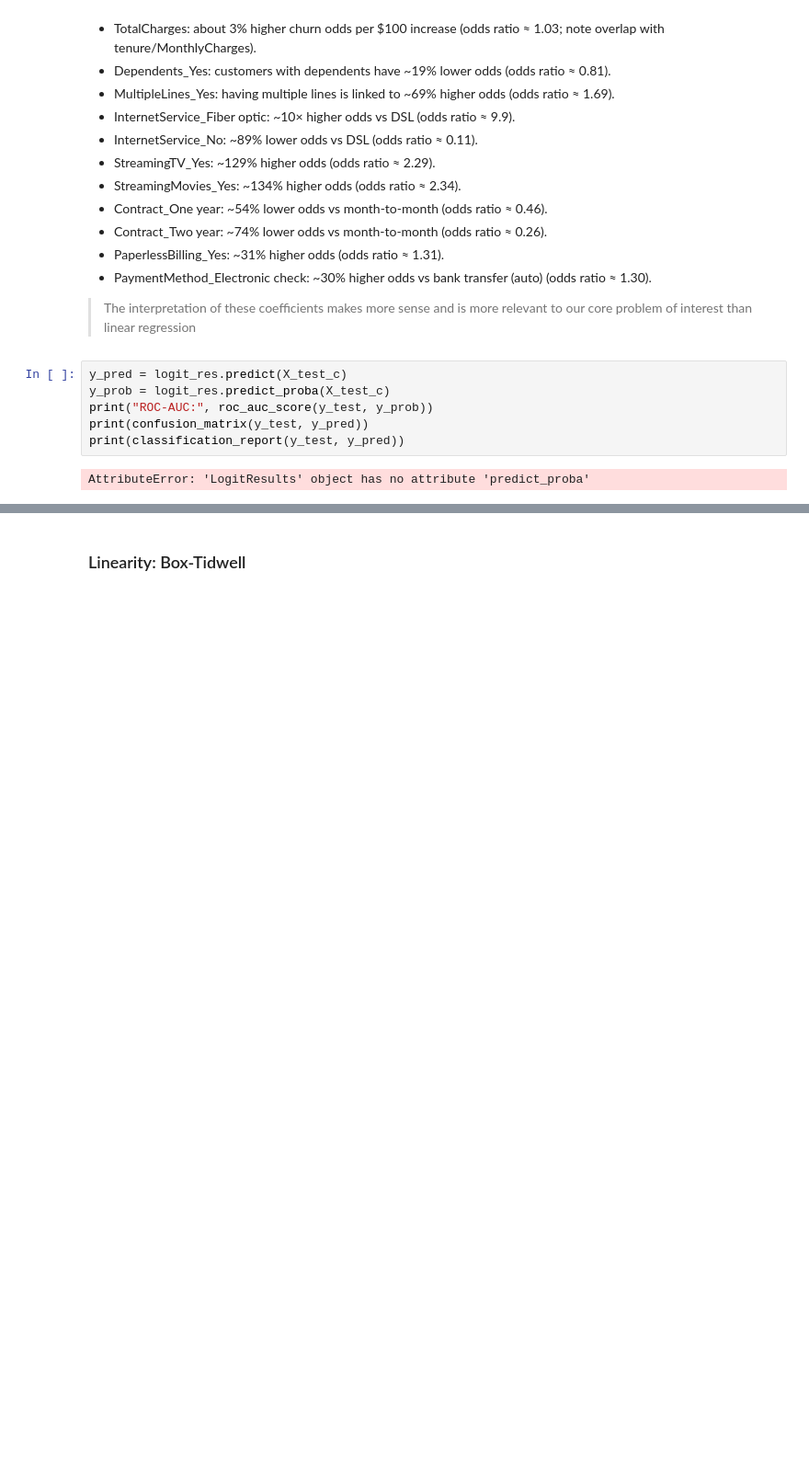
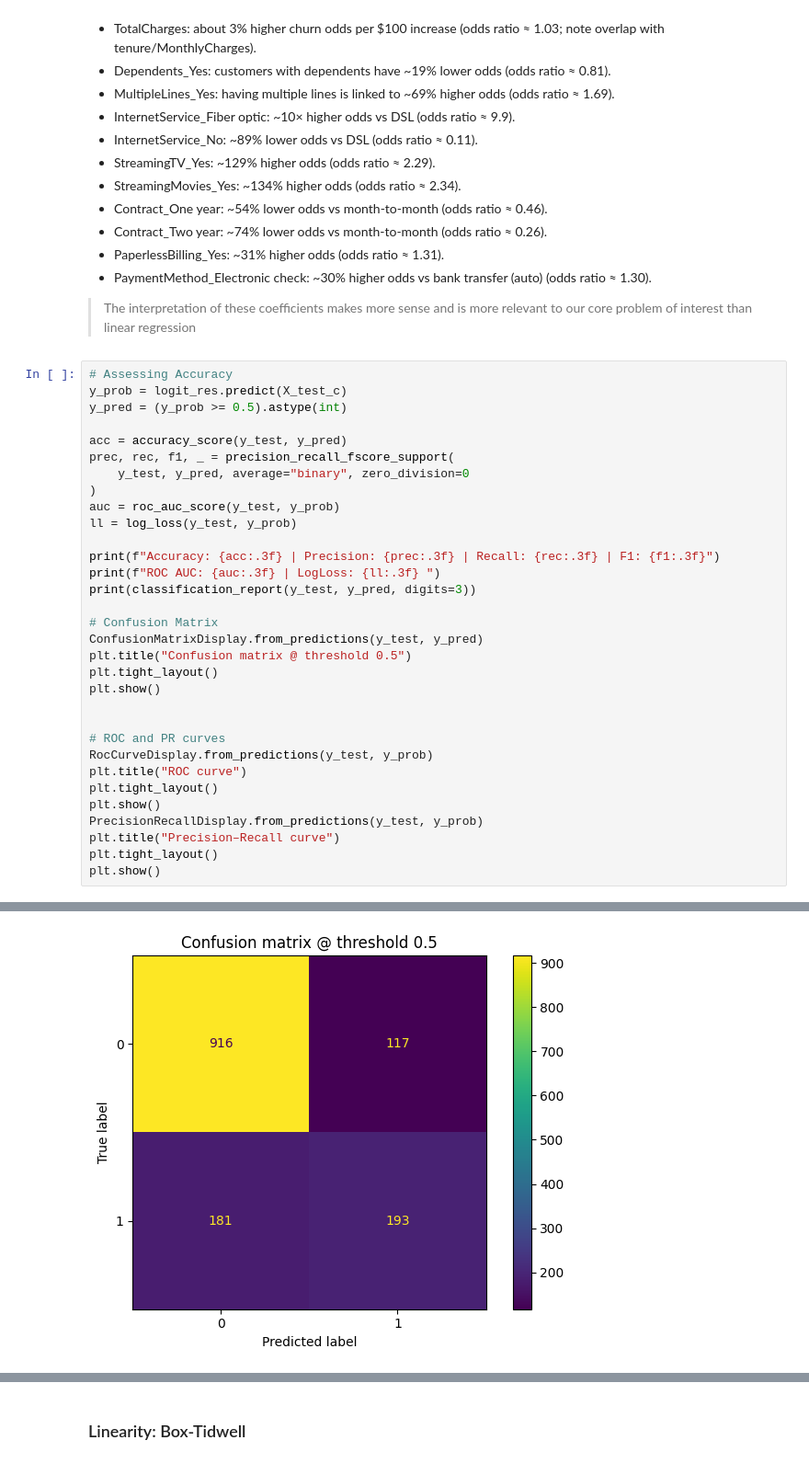
Before and after one commit to khaeuss808/AIPI590_InterpretableAI, a Jupyter notebook: Assignment1.ipynb, the cells around one changed output, grey strips where cells are left out. Shown at 92% size. Drawn from its saved outputs; the diff is of its cells as text; blank space fills up the shorter version.

Commit message:
adding accuracy assess

```diff
--- a/Assignment1.ipynb
+++ b/Assignment1.ipynb
@@ -348,11 +364,36 @@ Logit Regression Results
 * PaymentMethod_Electronic check: ~30% higher odds vs bank transfer (auto) (odds ratio ≈ 1.30).
 
 > The interpretation of these coefficients makes more sense and is more relevant to our core problem of interest than linear regression
-# %%
-y_pred = logit_res.predict(X_test_c)
-y_prob = logit_res.predict_proba(X_test_c)
-print("ROC-AUC:", roc_auc_score(y_test, y_prob))
-print(confusion_matrix(y_test, y_pred))
-print(classification_report(y_test, y_pred))
-# %% [output]
-AttributeError: 'LogitResults' object has no attribute 'predict_proba'
+# %%
+# Assessing Accuracy
+y_prob = logit_res.predict(X_test_c)
+y_pred = (y_prob >= 0.5).astype(int)
+
+acc = accuracy_score(y_test, y_pred)
+prec, rec, f1, _ = precision_recall_fscore_support(
+    y_test, y_pred, average="binary", zero_division=0
+)
+auc = roc_auc_score(y_test, y_prob)
+ll = log_loss(y_test, y_prob)
+
+print(f"Accuracy: {acc:.3f} | Precision: {prec:.3f} | Recall: {rec:.3f} | F1: {f1:.3f}")
+print(f"ROC AUC: {auc:.3f} | LogLoss: {ll:.3f} ")
+print(classification_report(y_test, y_pred, digits=3))
+
+# Confusion Matrix
+ConfusionMatrixDisplay.from_predictions(y_test, y_pred)
+plt.title("Confusion matrix @ threshold 0.5")
+plt.tight_layout()
+plt.show()
+
+
+# ROC and PR curves
+RocCurveDisplay.from_predictions(y_test, y_prob)
+plt.title("ROC curve")
+plt.tight_layout()
+plt.show()
+PrecisionRecallDisplay.from_predictions(y_test, y_prob)
+plt.title("Precision–Recall curve")
+plt.tight_layout()
+plt.show()
+# %% [output]
@@ -358,0 +410 @@ AttributeError: 'LogitResults' object has no attribute 'predict_proba'
+[figure, added]
```
Also changed, not shown: parts of 6 cells of this notebook.
